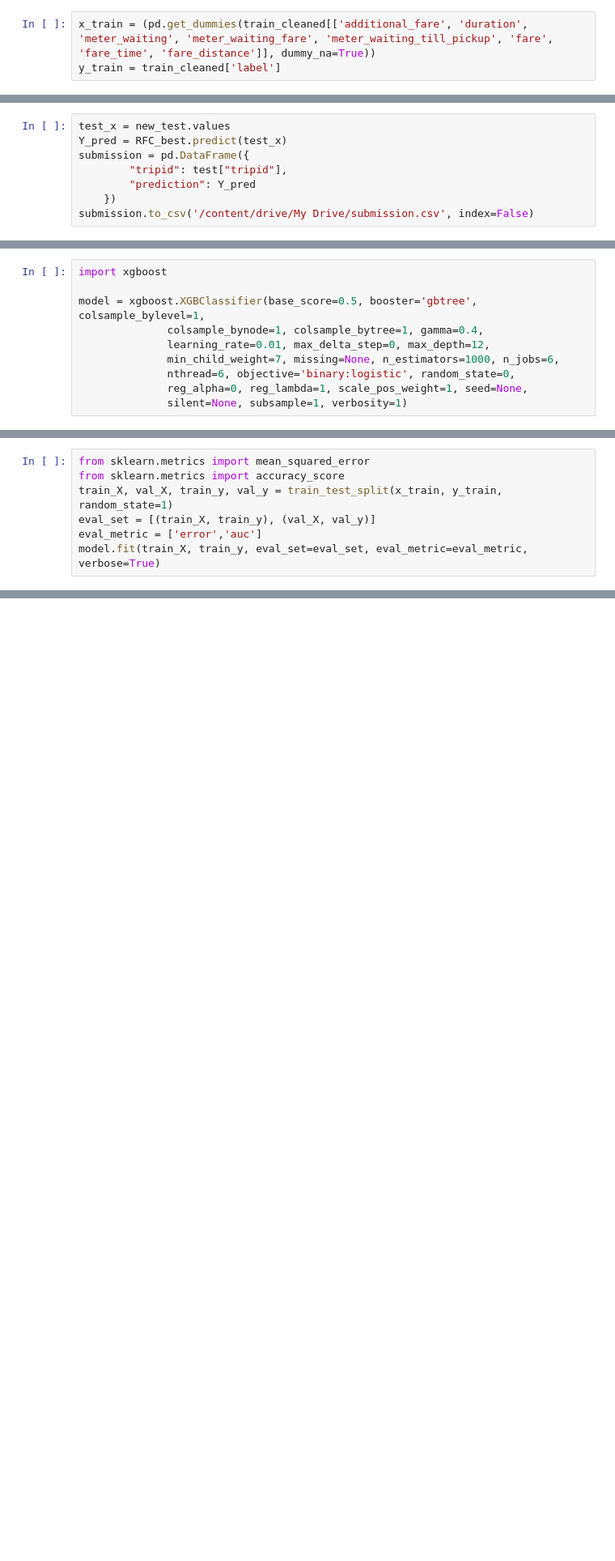
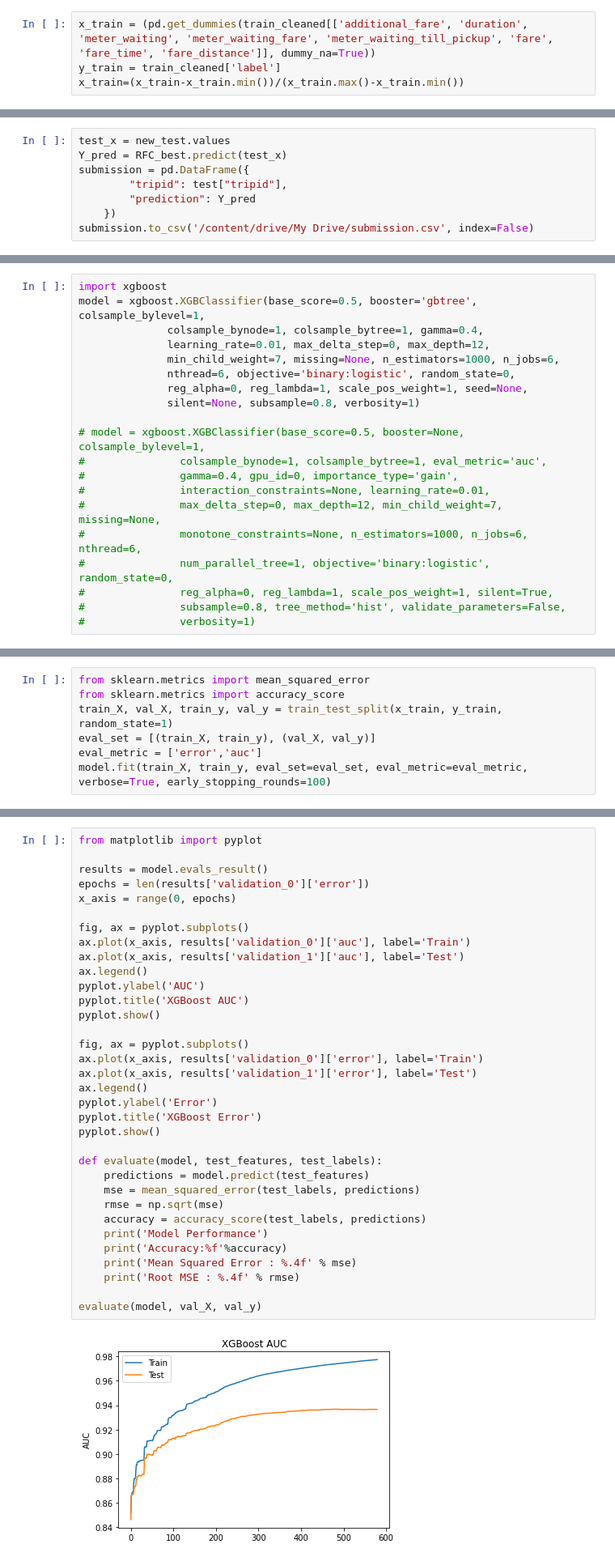
Before and after one commit to rpjayasekara/Fare-Classification-Problem, a Jupyter notebook: fare_classification_refac.ipynb, the cells around one changed output, grey strips where cells are left out. Shown: that part at 81% size. Cells and saved outputs as stored; diff of their text form; blank space fills up the shorter version.

Commit message:
XGBoost parameters tuned

```diff
--- a/fare_classification_refac.ipynb
+++ b/fare_classification_refac.ipynb
@@ -152,6 +200,7 @@ g = sns.heatmap(train_cleaned[['additional_fare', 'duration', 'meter_waiting', '
 # %%
 x_train = (pd.get_dummies(train_cleaned[['additional_fare', 'duration', 'meter_waiting', 'meter_waiting_fare', 'meter_waiting_till_pickup', 'fare', 'fare_time', 'fare_distance']], dummy_na=True))
 y_train = train_cleaned['label']
+x_train=(x_train-x_train.min())/(x_train.max()-x_train.min())
 # %%
 y = y_train.values
 x = x_train.values
@@ -205,13 +293,23 @@ submission.to_csv('/content/drive/My Drive/submission.csv', index=False)
 # %%
 import xgboost
-
 model = xgboost.XGBClassifier(base_score=0.5, booster='gbtree', colsample_bylevel=1,
               colsample_bynode=1, colsample_bytree=1, gamma=0.4,
               learning_rate=0.01, max_delta_step=0, max_depth=12,
               min_child_weight=7, missing=None, n_estimators=1000, n_jobs=6,
               nthread=6, objective='binary:logistic', random_state=0,
               reg_alpha=0, reg_lambda=1, scale_pos_weight=1, seed=None,
-              silent=None, subsample=1, verbosity=1)
+              silent=None, subsample=0.8, verbosity=1)
+
+# model = xgboost.XGBClassifier(base_score=0.5, booster=None, colsample_bylevel=1,
+#               colsample_bynode=1, colsample_bytree=1, eval_metric='auc',
+#               gamma=0.4, gpu_id=0, importance_type='gain',
+#               interaction_constraints=None, learning_rate=0.01,
+#               max_delta_step=0, max_depth=12, min_child_weight=7, missing=None,
+#               monotone_constraints=None, n_estimators=1000, n_jobs=6, nthread=6,
+#               num_parallel_tree=1, objective='binary:logistic', random_state=0,
+#               reg_alpha=0, reg_lambda=1, scale_pos_weight=1, silent=True,
+#               subsample=0.8, tree_method='hist', validate_parameters=False,
+#               verbosity=1)
 # %%
 from sklearn.model_selection import cross_val_score,KFold
 score=cross_val_score(model, x_train, y_train, cv=10)
@@ -230,5 +328,5 @@ from sklearn.metrics import accuracy_score
 train_X, val_X, train_y, val_y = train_test_split(x_train, y_train, random_state=1)
 eval_set = [(train_X, train_y), (val_X, val_y)]
 eval_metric = ['error','auc']
-model.fit(train_X, train_y, eval_set=eval_set, eval_metric=eval_metric, verbose=True)
+model.fit(train_X, train_y, eval_set=eval_set, eval_metric=eval_metric, verbose=True, early_stopping_rounds=100)
 # %% [output]
@@ -258,0 +357,36 @@ XGBClassifier(base_score=0.5, booster='gbtree', colsample_bylevel=1,
+# %%
+from matplotlib import pyplot
+
+results = model.evals_result()
+epochs = len(results['validation_0']['error'])
+x_axis = range(0, epochs)
+
+fig, ax = pyplot.subplots()
+ax.plot(x_axis, results['validation_0']['auc'], label='Train')
+ax.plot(x_axis, results['validation_1']['auc'], label='Test')
+ax.legend()
+pyplot.ylabel('AUC')
+pyplot.title('XGBoost AUC')
+pyplot.show()
+
+fig, ax = pyplot.subplots()
+ax.plot(x_axis, results['validation_0']['error'], label='Train')
+ax.plot(x_axis, results['validation_1']['error'], label='Test')
+ax.legend()
+pyplot.ylabel('Error')
+pyplot.title('XGBoost Error')
+pyplot.show()
+
+def evaluate(model, test_features, test_labels):
+    predictions = model.predict(test_features)
+    mse = mean_squared_error(test_labels, predictions)
+    rmse = np.sqrt(mse)
+    accuracy = accuracy_score(test_labels, predictions)
+    print('Model Performance')
+    print('Accuracy:%f'%accuracy)
+    print('Mean Squared Error : %.4f' % mse)
+    print('Root MSE : %.4f' % rmse)
+
+evaluate(model, val_X, val_y)
+# %% [output]
+[figure, added]
```
Also changed, not shown: parts of 33 cells of this notebook.
